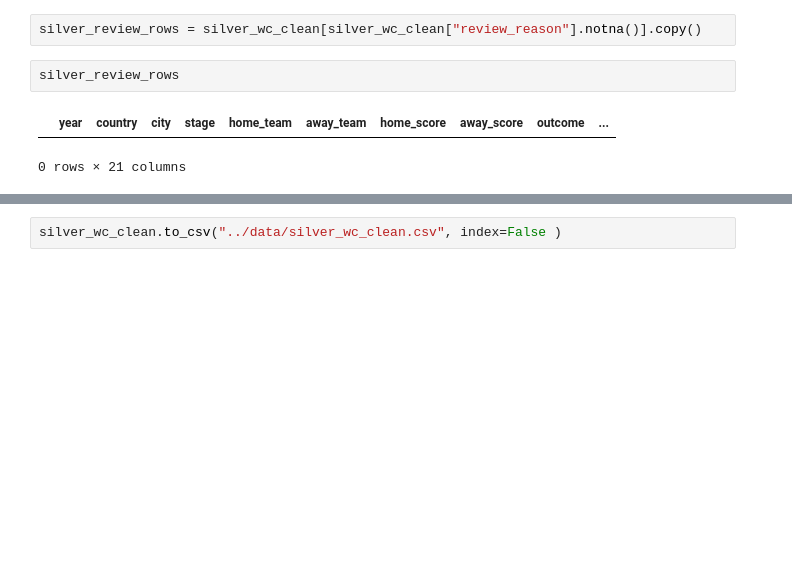
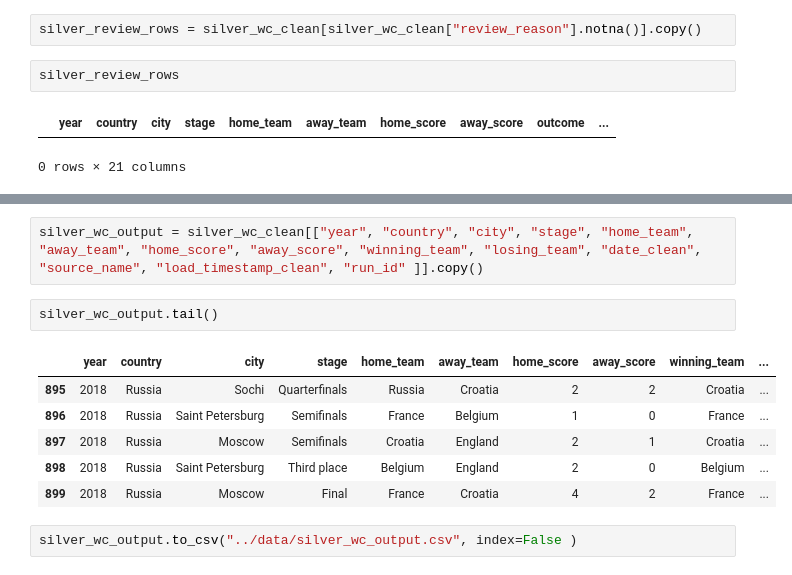
Before and after one commit to rofaure/fifa-worldcup-socioeconomic-analysis, a Jupyter notebook: notebooks/silver_worldcup.ipynb, the cells around one changed output, grey strips where cells are left out. Saved outputs shown, nothing was run; the diff lists cells and outputs as text; blank space fills up the shorter version.

```diff
--- a/notebooks/silver_worldcup.ipynb
+++ b/notebooks/silver_worldcup.ipynb
@@ -273,2 +290,13 @@ silver_review_rows
+# %%
+silver_wc_output = silver_wc_clean[["year", "country", "city", "stage", "home_team", "away_team", "home_score", "away_score", "winning_team", "losing_team", "date_clean", "source_name", "load_timestamp_clean", "run_id" ]].copy()
+# %%
+silver_wc_output.tail()
+# %% [output]
+|  | year | country | city | stage | home_team | away_team | home_score | away_score | winning_team | ... |
+| 895 | 2018 | Russia | Sochi | Quarterfinals | Russia | Croatia | 2 | 2 | Croatia | ... |
+| 896 | 2018 | Russia | Saint Petersburg | Semifinals | France | Belgium | 1 | 0 | France | ... |
+| 897 | 2018 | Russia | Moscow | Semifinals | Croatia | England | 2 | 1 | Croatia | ... |
+| 898 | 2018 | Russia | Saint Petersburg | Third place | Belgium | England | 2 | 0 | Belgium | ... |
+| 899 | 2018 | Russia | Moscow | Final | France | Croatia | 4 | 2 | France | ... |
 # %%
-silver_wc_clean.to_csv("../data/silver_wc_clean.csv", index=False )
+silver_wc_output.to_csv("../data/silver_wc_output.csv", index=False )
```
Also changed, not shown: parts of 3 cells of this notebook, 2 other files.
